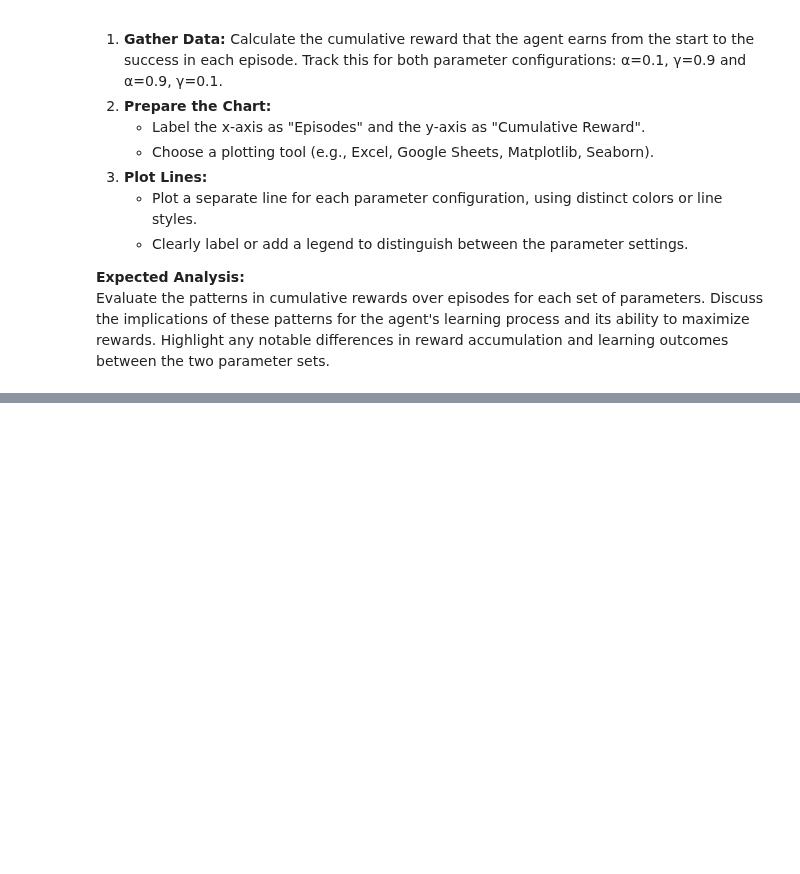
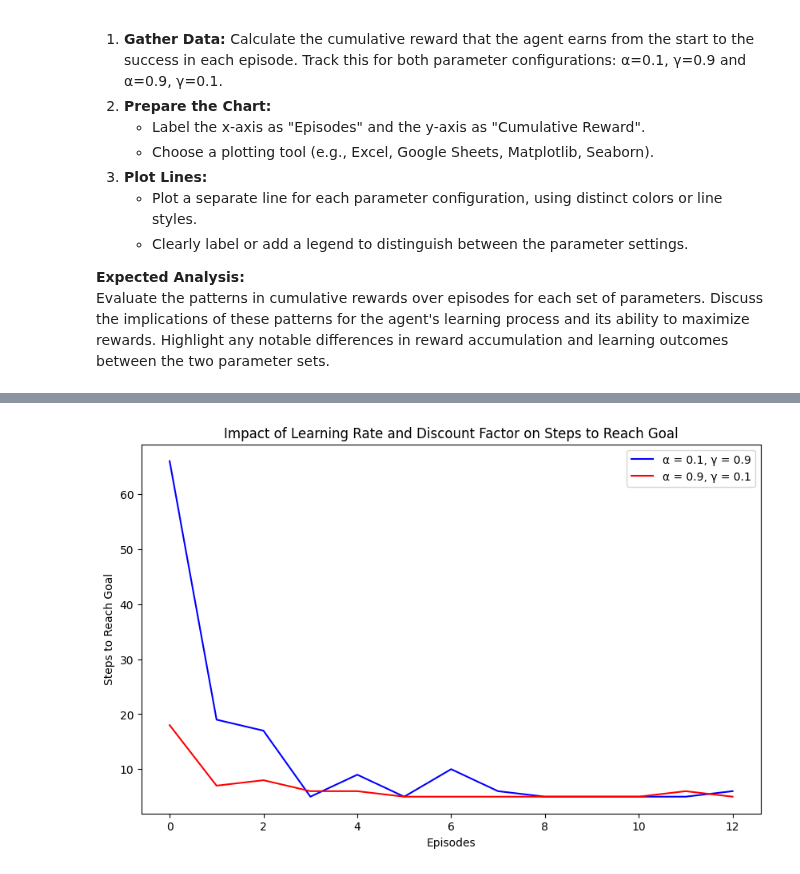
Before and after one commit to j21j/CAP4630, a Jupyter notebook: HW5/CAP4630_HW5_Jones.ipynb, the cells around one changed output, grey strips where cells are left out. Drawn from its saved outputs; the diff is of its cells as text; code cells hidden in the pictures; blank space fills up the shorter version.

```diff
--- a/HW5/CAP4630_HW5_Jones.ipynb
+++ b/HW5/CAP4630_HW5_Jones.ipynb
@@ -300,3 +300,91 @@ Construct a line graph to illustrate the cumulative reward the agent accumulates
 
 **Expected Analysis:**
 Evaluate the patterns in cumulative rewards over episodes for each set of parameters. Discuss the implications of these patterns for the agent's learning process and its ability to maximize rewards. Highlight any notable differences in reward accumulation and learning outcomes between the two parameter sets.
+# %%
+# Task 1
+
+import matplotlib.pyplot as plt
+
+# Experiment 1: Low Learning Rate, High Discount Factor
+def reinforce_learning_low_alpha_high_gamma():
+    q_table = build_q_table(N_STATES, ACTIONS)
+    steps_taken = []  # Store the steps for each episode
+    alpha = 0.1
+    gamma = 0.9
+
+    for episode in range(MAX_EPOCHES):
+        step_counter = 0
+        S_current = 0
+        is_terminated = False
+        update_env(S_current, episode, step_counter)
+
+        while not is_terminated:
+            A = choose_action(S_current, q_table)
+            S_next, R = get_env_feedback(S_current, A)
+
+            if S_next != 'terminal':
+                q_target = R + gamma * q_table.loc[S_next, :].max()
+            else:
+                q_target = R
+                is_terminated = True
+
+            q_table.loc[S_current, A] += alpha * (q_target - q_table.loc[S_current, A])
+            S_current = S_next
+
+            step_counter += 1
+            update_env(S_current, episode, step_counter)
+
+        steps_taken.append(step_counter)
+
+    return steps_taken
+
+# Experiment 2: High Learning Rate, Low Discount Factor
+def reinforce_learning_high_alpha_low_gamma():
+    q_table = build_q_table(N_STATES, ACTIONS)
+    steps_taken = []  # Store the steps for each episode
+    alpha = 0.9
+    gamma = 0.1
+
+    for episode in range(MAX_EPOCHES):
+        step_counter = 0
+        S_current = 0
+        is_terminated = False
+        update_env(S_current, episode, step_counter)
+
+        while not is_terminated:
+            A = choose_action(S_current, q_table)
+            S_next, R = get_env_feedback(S_current, A)
+
+            if S_next != 'terminal':
+                q_target = R + gamma * q_table.loc[S_next, :].max()
+            else:
+                q_target = R
+                is_terminated = True
+
+            q_table.loc[S_current, A] += alpha * (q_target - q_table.loc[S_current, A])
+            S_current = S_next
+
+            step_counter += 1
+            update_env(S_current, episode, step_counter)
+
+        steps_taken.append(step_counter)
+
+    return steps_taken
+
+# Main function to run the experiments and plot the results
+if __name__ == "__main__":
+    # Run both experiments
+    steps_low_alpha_high_gamma = reinforce_learning_low_alpha_high_gamma()
+    steps_high_alpha_low_gamma = reinforce_learning_high_alpha_low_gamma()
+
+    # Plotting the results
+    plt.figure(figsize=(10, 6))
+    plt.plot(range(MAX_EPOCHES), steps_low_alpha_high_gamma, label="α = 0.1, γ = 0.9", color="blue")
+    plt.plot(range(MAX_EPOCHES), steps_high_alpha_low_gamma, label="α = 0.9, γ = 0.1", color="red")
+
+    plt.xlabel('Episodes')
+    plt.ylabel('Steps to Reach Goal')
+    plt.title('Impact of Learning Rate and Discount Factor on Steps to Reach Goal')
+    plt.legend()
+    plt.show()
+# %% [output]
@@ -302,0 +408 @@ Evaluate the patterns in cumulative rewards over episodes for each set of parame
+[figure, added]
```
Also changed, not shown: parts of 5 cells of this notebook.
